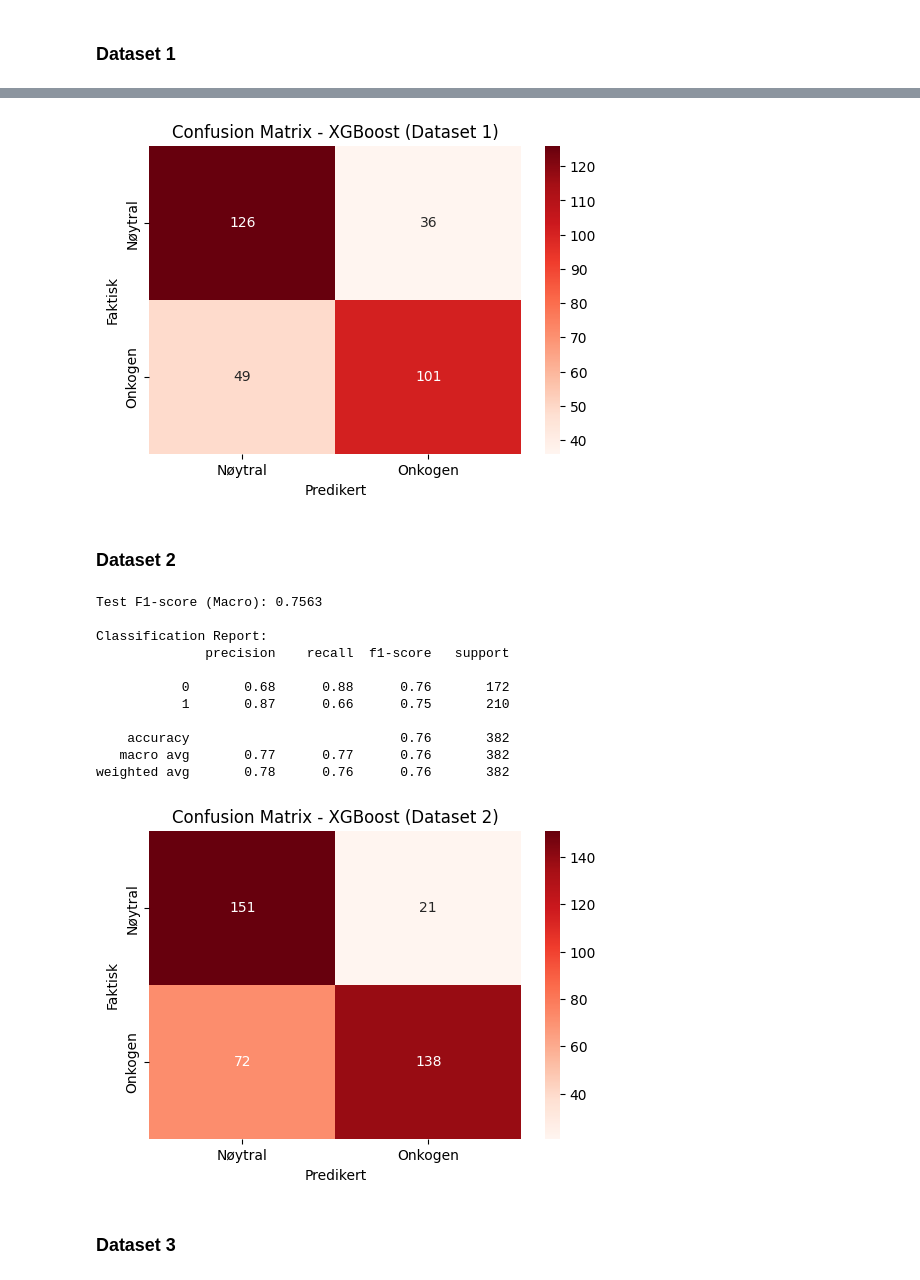
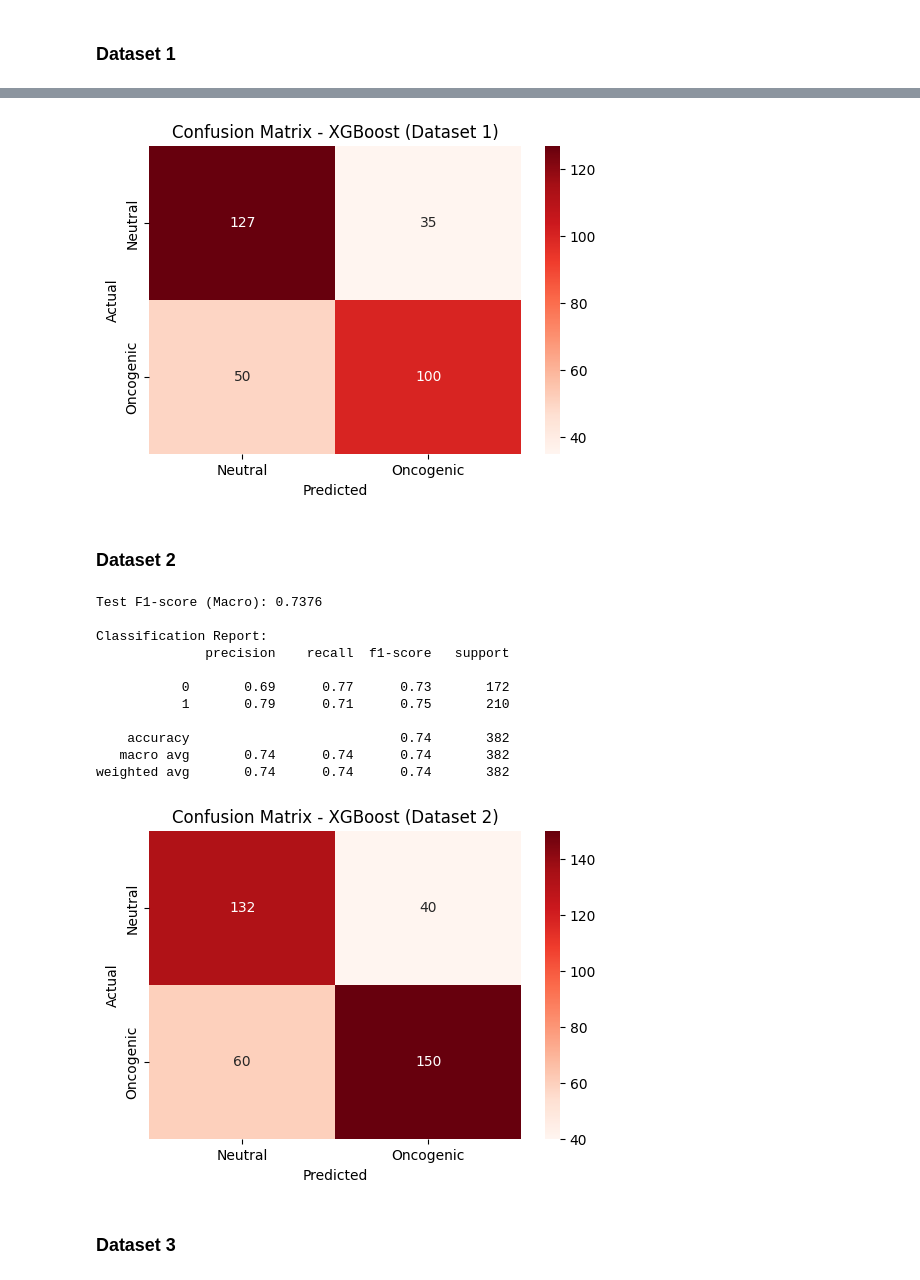
Before and after one commit to anekleiven/machine_learning_pipeline, a Jupyter notebook: 04_Model_Training.ipynb, the cells around one changed output, grey strips where cells are left out. Cells and saved outputs as stored; diff of their text form; code cells hidden in the pictures.

```diff
--- a/04_Model_Training.ipynb
+++ b/04_Model_Training.ipynb
@@ -185,7 +213,7 @@ The five first rows of X_train_4:
 # %% [markdown]
 ## Define the Pipelines
 # %%
-categorical_feat = ["Variant_Type", "has_gnomAD_AF", "Consequence", "In_Hotspot", "IN_DOMAIN", "IN_FUNC_SITE"]
+categorical_feat = ["Variant_Type", "has_gnomAD_AF", "Consequence", "In_Hotspot", "IN_DOMAIN", "IN_FUNC_SITE", 'hotspot_x_vartype']
 
 def create_pipeline(df, model, categorical_feat):
   """
@@ -783,22 +1016,22 @@ weighted avg       0.73      0.73      0.73       312
 cm = confusion_matrix(y_test_1, y_pred_1)
 plt.figure(figsize=(6,4))
 sns.heatmap(cm, annot=True, fmt='d', cmap='Reds',
-            xticklabels=['Nøytral', 'Onkogen'],
-            yticklabels=['Nøytral', 'Onkogen'])
-plt.xlabel('Predikert')
-plt.ylabel('Faktisk')
+            xticklabels=['Neutral', 'Oncogenic'],
+            yticklabels=['Neutral', 'Oncogenic'])
+plt.xlabel('Predicted')
+plt.ylabel('Actual')
 plt.title('Confusion Matrix - XGBoost (Dataset 1)')
 plt.show()
 # %% [output]
-[figure, old version]
+[figure, new version]
 # %% [markdown]
 ### Dataset 2
 # %%
 # Predict classes for dataset 2
-y_pred_2 = gs_xgb_2.predict(X_test_2)
+y_pred_2 = xgb2.predict(X_test_2)
 
 # Predict probabilities
-y_probs_2 = gs_xgb_2.predict_proba(X_test_2)[:, 1]
+y_probs_2 = xgb2.predict_proba(X_test_2)[:, 1]
 
 # F1-score
 test_f1 = f1_score(y_test_2, y_pred_2, average='macro')
@@ -808,29 +1041,29 @@ print(f"Test F1-score (Macro): {test_f1:.4f}")
 print("\nClassification Report:")
 print(classification_report(y_test_2, y_pred_2))
 # %% [output]
-Test F1-score (Macro): 0.7563
+Test F1-score (Macro): 0.7376
 
 Classification Report:
               precision    recall  f1-score   support
 
-           0       0.68      0.88      0.76       172
-           1       0.87      0.66      0.75       210
+           0       0.69      0.77      0.73       172
+           1       0.79      0.71      0.75       210
 
-    accuracy                           0.76       382
-   macro avg       0.77      0.77      0.76       382
-weighted avg       0.78      0.76      0.76       382
+    accuracy                           0.74       382
+   macro avg       0.74      0.74      0.74       382
+weighted avg       0.74      0.74      0.74       382
 # %%
 cm = confusion_matrix(y_test_2, y_pred_2)
 plt.figure(figsize=(6,4))
 sns.heatmap(cm, annot=True, fmt='d', cmap='Reds',
-            xticklabels=['Nøytral', 'Onkogen'],
-            yticklabels=['Nøytral', 'Onkogen'])
-plt.xlabel('Predikert')
-plt.ylabel('Faktisk')
+            xticklabels=['Neutral', 'Oncogenic'],
+            yticklabels=['Neutral', 'Oncogenic'])
+plt.xlabel('Predicted')
+plt.ylabel('Actual')
 plt.title('Confusion Matrix - XGBoost (Dataset 2)')
 plt.show()
 # %% [output]
-[figure, old version]
+[figure, new version]
 # %% [markdown]
 ### Dataset 3
 # %%
```
Also changed, not shown: parts of 53 cells of this notebook, 3 other files.
